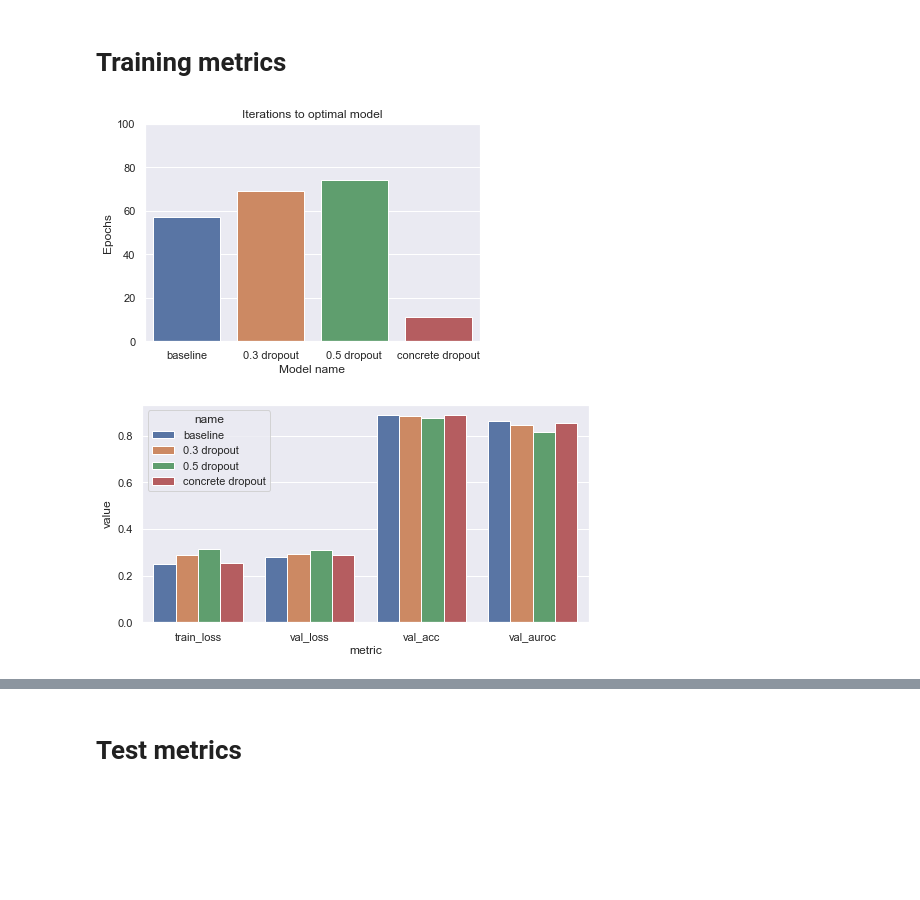
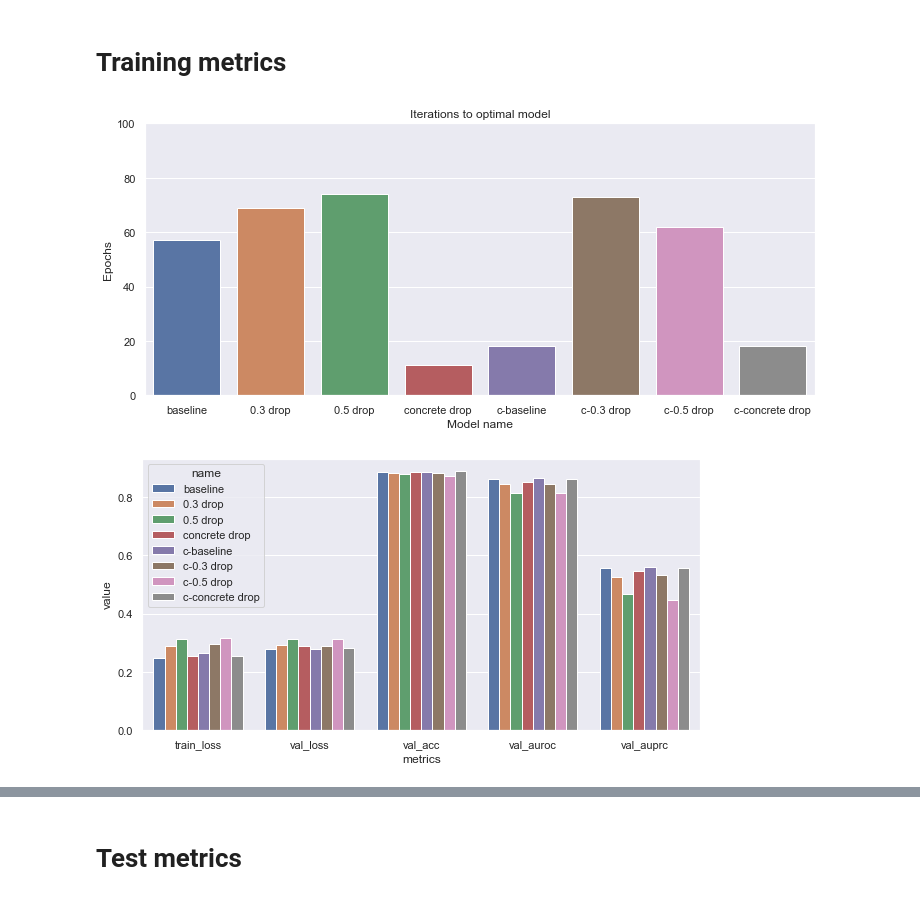
Before and after one commit to nlhkh/mimic3-benchmarks, a Jupyter notebook: Analyze results.ipynb, the cells around one changed output, grey strips where cells are left out. Saved outputs shown, nothing was run; the diff lists cells and outputs as text; code cells hidden in the pictures; blank space fills up the shorter version.

```diff
--- a/Analyze results.ipynb
+++ b/Analyze results.ipynb
@@ -8,31 +8,39 @@ sns.set()
 # %% [markdown]
 # Training metrics
 # %%
-train_columns = ["name", "epoch", "train_loss", "val_loss", "val_acc", "val_auroc"]
-train_baseline = ["baseline", 57, 0.249368, 0.279520, 0.886716, 0.863429]
-train_03 = ["0.3 drop", 69, 0.289284, 0.292824, 0.883302, 0.846445]
-train_05 = ["0.5 drop", 74, 0.312713, 0.311563, 0.877716, 0.815090]
-train_concrete = ["concrete drop", 11, 0.255627, 0.288171, 0.887647, 0.852165]
-## TODO: add channel-wise models here too
-training_metrics = pd.DataFrame(data=[train_baseline, train_03, train_05, train_concrete],
+train_columns = ["name", "epoch", "train_loss", "val_loss", "val_acc", "val_auroc", "val_auprc"]
+
+train_baseline = ["baseline", 57, 0.249368, 0.279520, 0.886716, 0.863429, 0.555176]
+train_03 = ["0.3 drop", 69, 0.289284, 0.292824, 0.883302, 0.846445, 0.527162]
+train_05 = ["0.5 drop", 74, 0.312713, 0.311563, 0.877716, 0.815090, 0.467840]
+train_concrete = ["concrete drop", 11, 0.255627, 0.288171, 0.887647, 0.852165, 0.545930]
+
+train_c_baseline = ["c-baseline", 18, 0.265587, 0.278306, 0.885165, 0.864554, 0.559507]
+train_c_03 = ["c-0.3 drop", 73, 0.294920, 0.290423, 0.884233, 0.846314, 0.531245]
+train_c_05 = ["c-0.5 drop", 62, 0.316886, 0.313742, 0.872129, 0.814899, 0.448443]
+train_c_concrete = ["c-concrete drop", 18, 0.254892, 0.282398, 0.887958, 0.861811, 0.556579]
+
+training_metrics = pd.DataFrame(data=[train_baseline, train_03, train_05, train_concrete,
+                                     train_c_baseline, train_c_03, train_c_05, train_c_concrete],
                                 columns=train_columns)
 training_metrics["name"] = training_metrics["name"].astype("string")
 # %%
+plt.figure(figsize=(12, 5))
 sns.barplot(x="name", y="epoch", data=training_metrics)
 plt.xlabel("Model name")
 plt.ylabel("Epochs")
 plt.ylim(0, 100)
 plt.title("Iterations to optimal model")
 plt.show()
 # %% [output]
-[figure, old version]
+[figure, new version]
 # %%
-plt.figure(figsize=(8, 4))
+plt.figure(figsize=(10, 5))
 training_metrics_melted = pd.melt(training_metrics,
                            id_vars=["name"],
-                           value_vars=["train_loss", "val_loss", "val_acc", "val_auroc"],
-                           var_name="metric")
-sns.barplot(x="metric", y="value", hue="name", data=training_metrics_melted)
+                           value_vars=["train_loss", "val_loss", "val_acc", "val_auroc", "val_auprc"],
+                           var_name="metrics")
+sns.barplot(x="metrics", y="value", hue="name", data=training_metrics_melted)
 plt.show()
 # %% [output]
-[figure, old version]
+[figure, new version]
```
Also changed, not shown: parts of 10 cells of this notebook, 1 other file.
